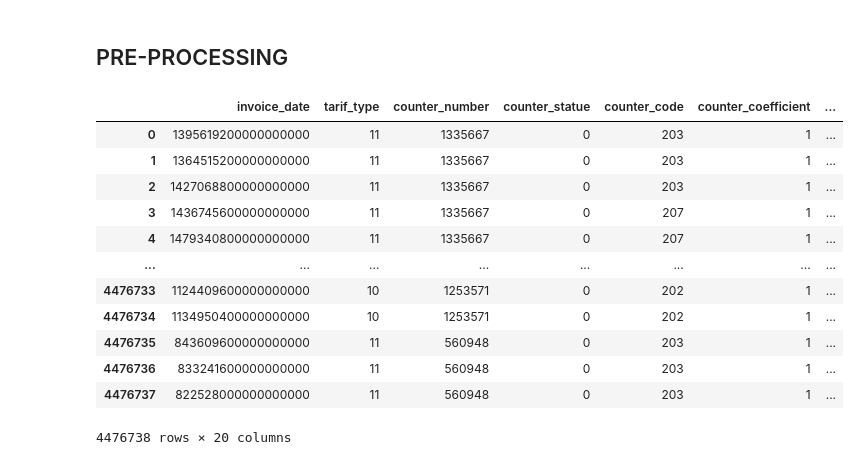
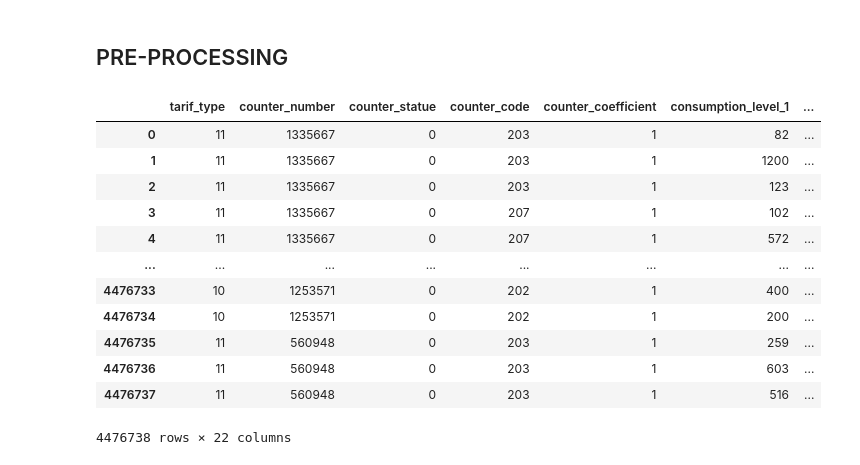
Before and after one commit to Code-str8/customer-frauds-detection, a Jupyter notebook: fraud_detection.ipynb, the cells around one changed output. Cells and saved outputs as stored; diff of their text form; code cells hidden in the pictures.

```diff
--- a/fraud_detection.ipynb
+++ b/fraud_detection.ipynb
@@ -649,52 +689,51 @@ Hypothesis test confirms relationship between counter type and fraud. p-value <
 #cleaning and feature engineering
 
 df['target'] = df['target'].astype(int)
-df['invoice_date'] = df['invoice_date'].astype(int)
 df['counter_statue'] = pd.to_numeric(df['counter_statue'], errors='coerce')
 df['counter_statue'] = df['counter_statue'].fillna(0).astype(int)
-#get diff of old and new index
-df['index_difference'] = df['old_index'] - df['new_index']
 
 # Convert to datetime
 df['creation_date'] = pd.to_datetime(df['creation_date'], format='%d/%m/%Y')
+df['invoice_date'] = pd.to_datetime(df['invoice_date'], format='%d/%m/%Y')
 
 # Extract features
 df['creation_year'] = df['creation_date'].dt.year
 df['creation_month'] = df['creation_date'].dt.month
 df['account_age_days'] = (pd.Timestamp.now() - df['creation_date']).dt.days
+df['invoice_year'] = df['invoice_date'].dt.year
+df['invoice_month'] = df['invoice_date'].dt.month
 
 # Drop col
 df = df.drop([
      'creation_date',
      'client_id',
      'months_number',
-     'old_index',
-     'new_index',
+     'invoice_date',
      'reading_remarque'],
       axis=1
 )
 df = df.rename(
     columns={
         'disrict': 'district',
         'consommation_level_1': 'consumption_level_1',
         'consommation_level_2': 'consumption_level_2',
         'consommation_level_3': 'consumption_level_3',
         'consommation_level_4': 'consumption_level_4'
         }
 )
 
 df
 # %% [output]
-|  | invoice_date | tarif_type | counter_number | counter_statue | counter_code | counter_coefficient | ... |
-| 0 | 1395619200000000000 | 11 | 1335667 | 0 | 203 | 1 | ... |
-| 1 | 1364515200000000000 | 11 | 1335667 | 0 | 203 | 1 | ... |
-| 2 | 1427068800000000000 | 11 | 1335667 | 0 | 203 | 1 | ... |
-| 3 | 1436745600000000000 | 11 | 1335667 | 0 | 207 | 1 | ... |
-| 4 | 1479340800000000000 | 11 | 1335667 | 0 | 207 | 1 | ... |
+|  | tarif_type | counter_number | counter_statue | counter_code | counter_coefficient | consumption_level_1 | ... |
+| 0 | 11 | 1335667 | 0 | 203 | 1 | 82 | ... |
+| 1 | 11 | 1335667 | 0 | 203 | 1 | 1200 | ... |
+| 2 | 11 | 1335667 | 0 | 203 | 1 | 123 | ... |
+| 3 | 11 | 1335667 | 0 | 207 | 1 | 102 | ... |
+| 4 | 11 | 1335667 | 0 | 207 | 1 | 572 | ... |
 | ... | ... | ... | ... | ... | ... | ... | ... |
-| 4476733 | 1124409600000000000 | 10 | 1253571 | 0 | 202 | 1 | ... |
-| 4476734 | 1134950400000000000 | 10 | 1253571 | 0 | 202 | 1 | ... |
-| 4476735 | 843609600000000000 | 11 | 560948 | 0 | 203 | 1 | ... |
-| 4476736 | 833241600000000000 | 11 | 560948 | 0 | 203 | 1 | ... |
-| 4476737 | 822528000000000000 | 11 | 560948 | 0 | 203 | 1 | ... |
+| 4476733 | 10 | 1253571 | 0 | 202 | 1 | 400 | ... |
+| 4476734 | 10 | 1253571 | 0 | 202 | 1 | 200 | ... |
+| 4476735 | 11 | 560948 | 0 | 203 | 1 | 259 | ... |
+| 4476736 | 11 | 560948 | 0 | 203 | 1 | 603 | ... |
+| 4476737 | 11 | 560948 | 0 | 203 | 1 | 516 | ... |
-4476738 rows × 20 columns
+4476738 rows × 22 columns
```
Also changed, not shown: parts of 20 cells of this notebook.
